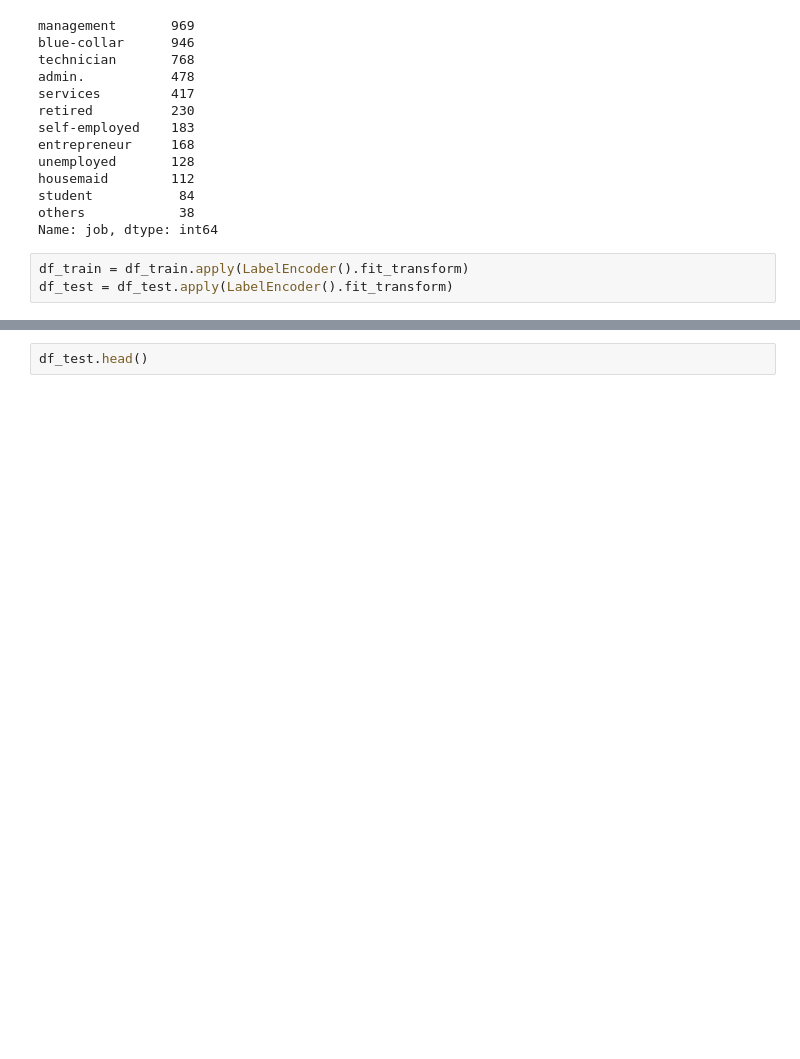
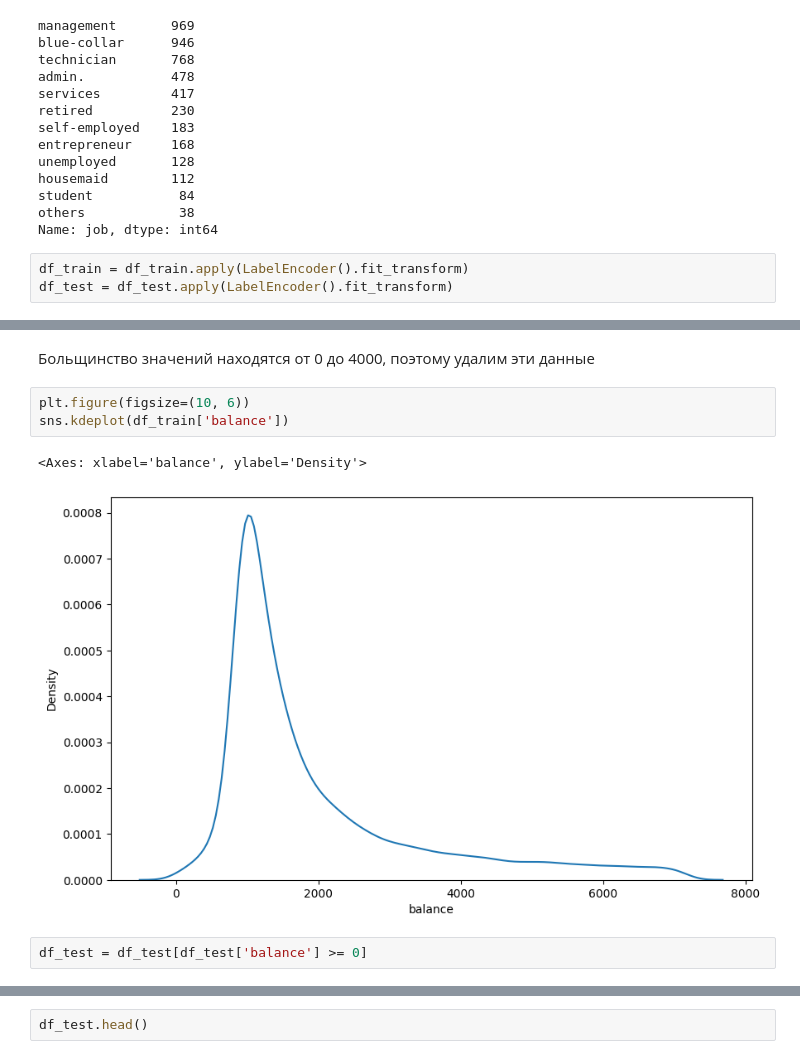
Before and after one commit to kwillon/ML_HW_411451_, a Jupyter notebook: credit_2.ipynb, the cells around one changed output, grey strips where cells are left out. Drawn from its saved outputs; the diff is of its cells as text; blank space fills up the shorter version.

```diff
--- a/credit_2.ipynb
+++ b/credit_2.ipynb
@@ -83,0 +130,10 @@ df_test = df_test.apply(LabelEncoder().fit_transform)
+# %% [markdown]
+Больщинство значений находятся от 0 до 4000, поэтому удалим эти данные
+# %%
+plt.figure(figsize=(10, 6))
+sns.kdeplot(df_train['balance'])
+# %% [output]
+<Axes: xlabel='balance', ylabel='Density'>
+[figure, added]
+# %%
+df_test = df_test[df_test['balance'] >= 0]
```
Also changed, not shown: parts of 57 cells of this notebook.
